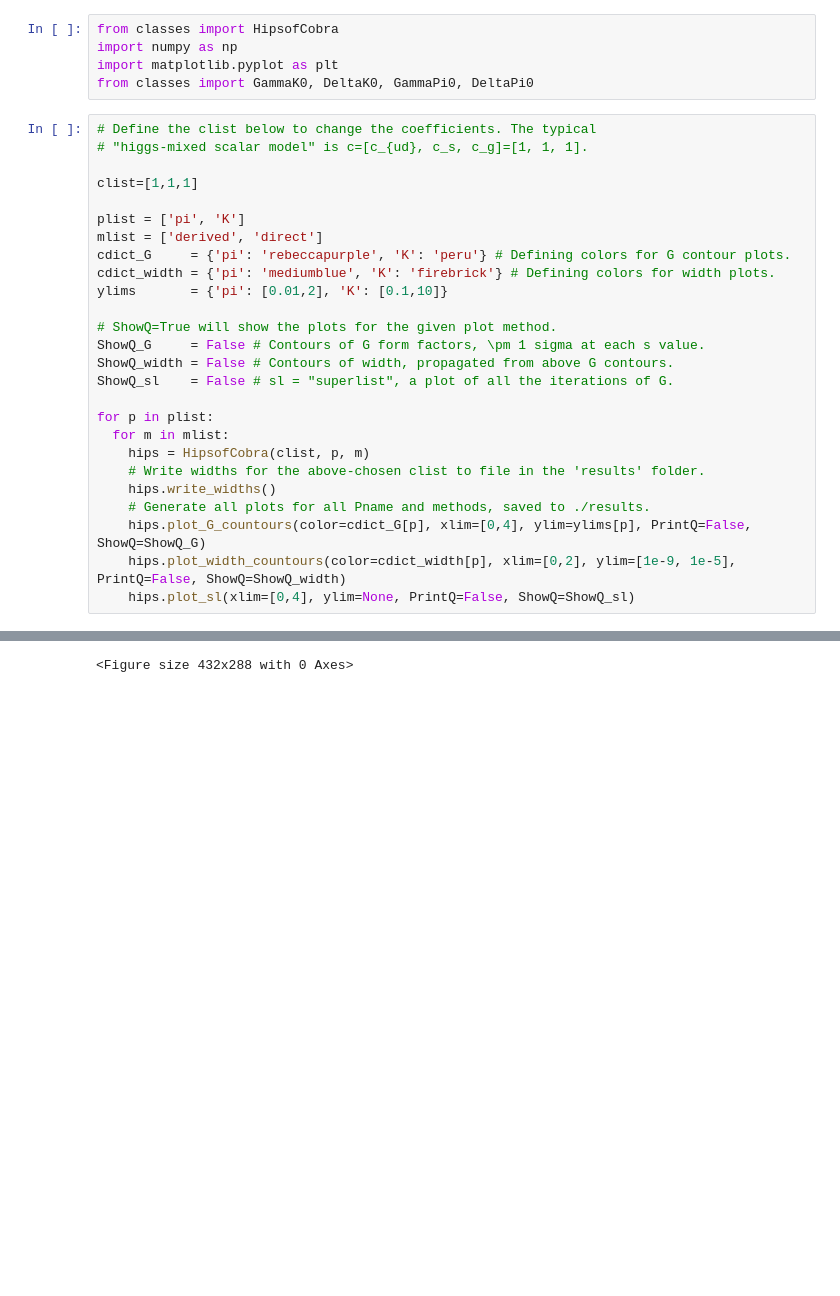
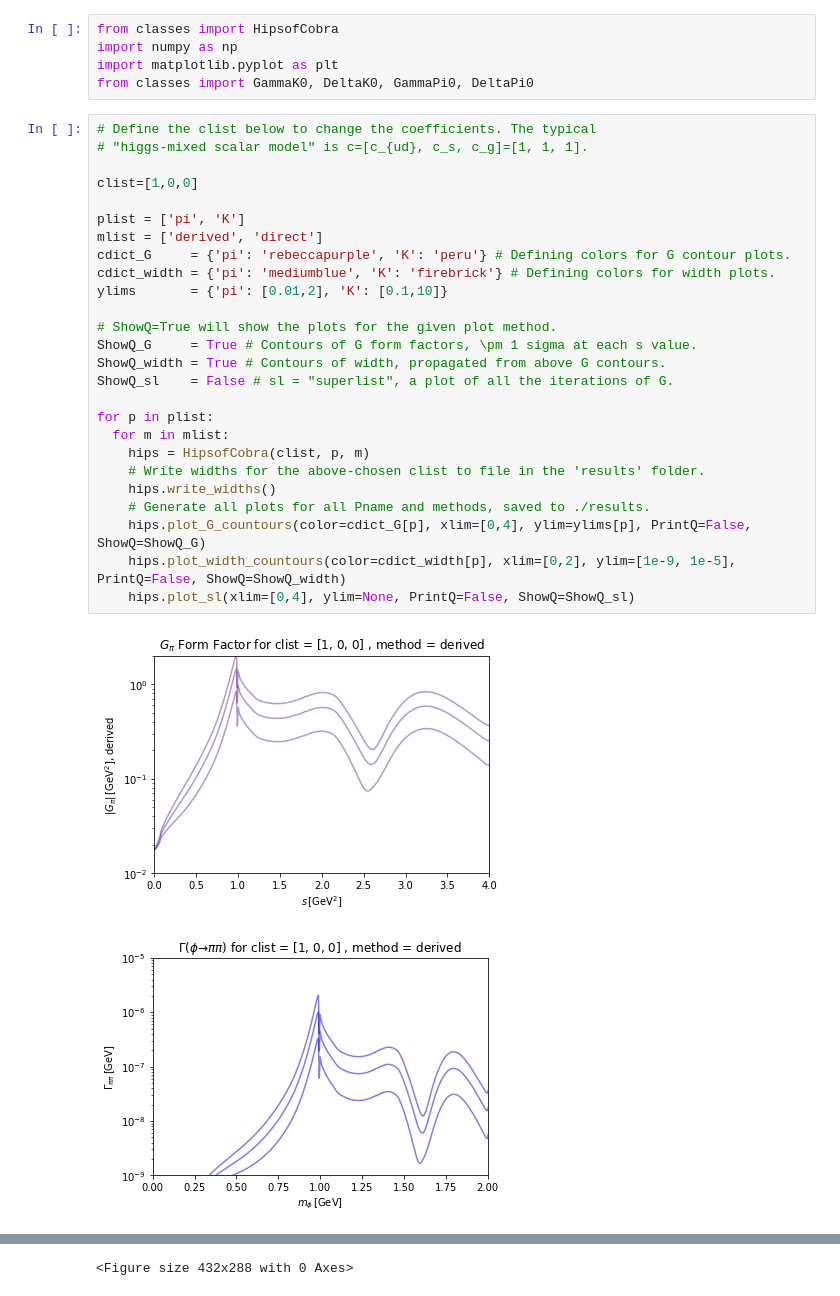
Before and after one commit to blackstonep/hipsofcobra, a Jupyter notebook: hipsofcobra/demos.ipynb, the cells around one changed output, grey strips where cells are left out. Saved outputs shown, nothing was run; the diff lists cells and outputs as text; blank space fills up the shorter version.

Commit message:
making more plots
wanted plots comparing different lists of couplings

```diff
--- a/hipsofcobra/demos.ipynb
+++ b/hipsofcobra/demos.ipynb
@@ -6,27 +6,29 @@ from classes import GammaK0, DeltaK0, GammaPi0, DeltaPi0
 # %%
 # Define the clist below to change the coefficients. The typical
 # "higgs-mixed scalar model" is c=[c_{ud}, c_s, c_g]=[1, 1, 1].
 
-clist=[1,1,1]
+clist=[1,0,0]
 
 plist = ['pi', 'K']
 mlist = ['derived', 'direct']
 cdict_G     = {'pi': 'rebeccapurple', 'K': 'peru'} # Defining colors for G contour plots.
 cdict_width = {'pi': 'mediumblue', 'K': 'firebrick'} # Defining colors for width plots.
 ylims       = {'pi': [0.01,2], 'K': [0.1,10]}
 
 # ShowQ=True will show the plots for the given plot method.
-ShowQ_G     = False # Contours of G form factors, \pm 1 sigma at each s value.
-ShowQ_width = False # Contours of width, propagated from above G contours.
+ShowQ_G     = True # Contours of G form factors, \pm 1 sigma at each s value.
+ShowQ_width = True # Contours of width, propagated from above G contours.
 ShowQ_sl    = False # sl = "superlist", a plot of all the iterations of G.
 
 for p in plist:
   for m in mlist:
     hips = HipsofCobra(clist, p, m)
     # Write widths for the above-chosen clist to file in the 'results' folder.
     hips.write_widths()
     # Generate all plots for all Pname and methods, saved to ./results.
     hips.plot_G_countours(color=cdict_G[p], xlim=[0,4], ylim=ylims[p], PrintQ=False, ShowQ=ShowQ_G)
     hips.plot_width_countours(color=cdict_width[p], xlim=[0,2], ylim=[1e-9, 1e-5], PrintQ=False, ShowQ=ShowQ_width)
     hips.plot_sl(xlim=[0,4], ylim=None, PrintQ=False, ShowQ=ShowQ_sl)
 # %% [output]
+[figure, added]
+[figure, added]
```
Also changed, not shown: parts of 2 cells of this notebook, 48 other files.
